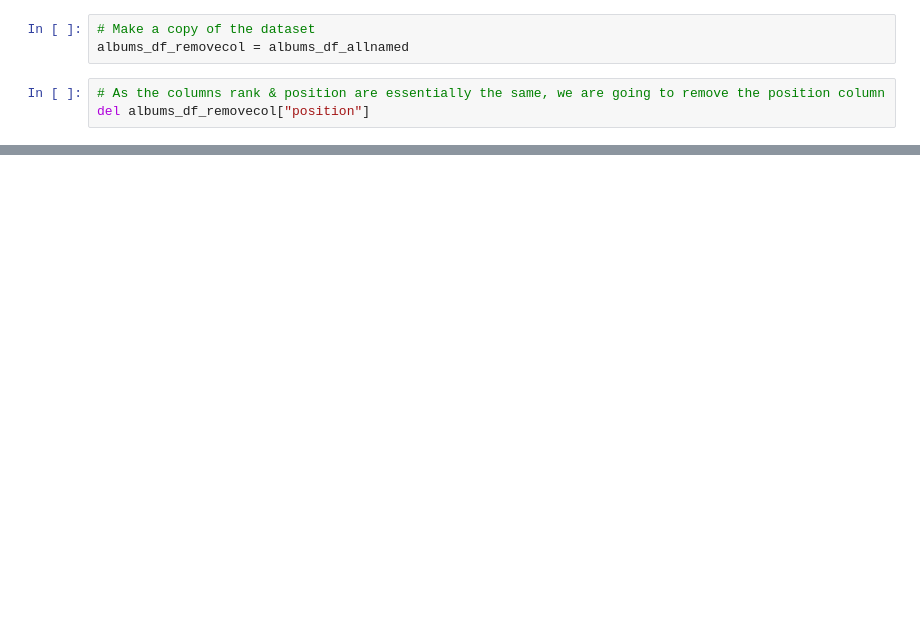
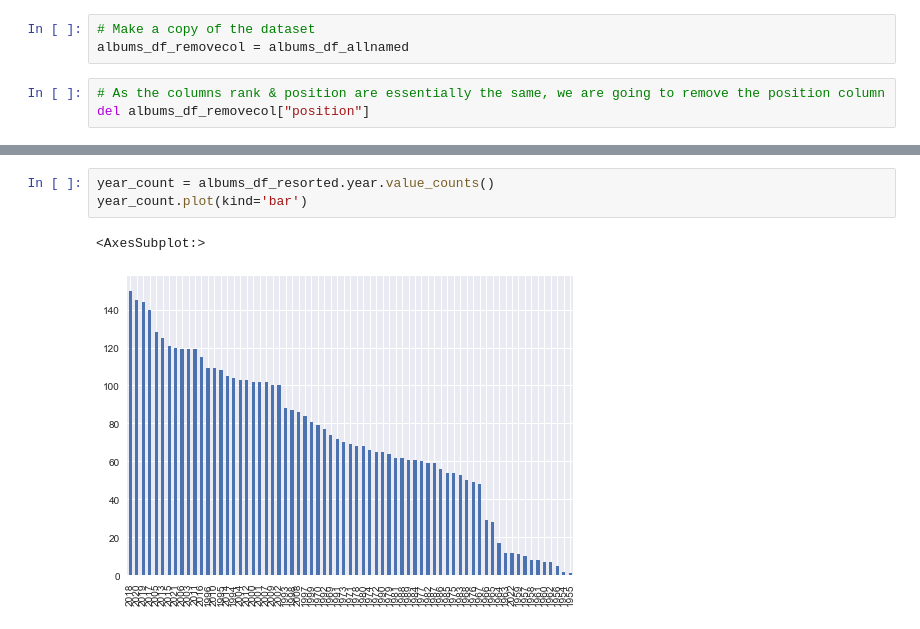
Before and after one commit to coshea1986/UCDPA_CathalOShea, a Jupyter notebook: RYM Top 5000 Album Analysis-checkpoint.ipynb, the cells around one changed output, grey strips where cells are left out. Saved outputs shown, nothing was run; the diff lists cells and outputs as text; blank space fills up the shorter version.

```diff
--- a/RYM Top 5000 Album Analysis-checkpoint.ipynb
+++ b/RYM Top 5000 Album Analysis-checkpoint.ipynb
@@ -127,0 +243,6 @@ Index(['rank', 'release_name', 'artist_name', 'release_date', 'release_type',
+# %%
+year_count = albums_df_resorted.year.value_counts()
+year_count.plot(kind='bar')
+# %% [output]
+<AxesSubplot:>
+[figure, added]
```
Also changed, not shown: parts of 17 cells of this notebook.
